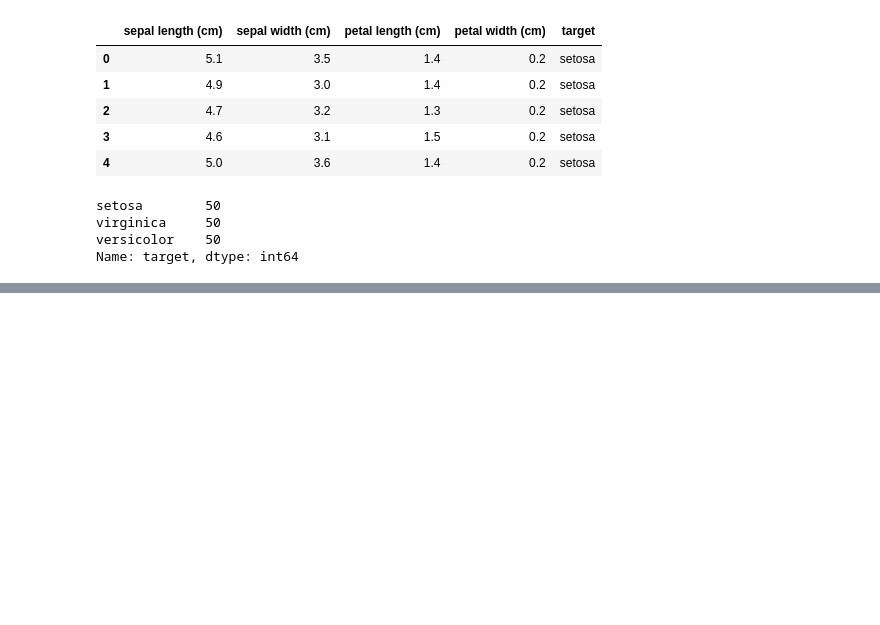
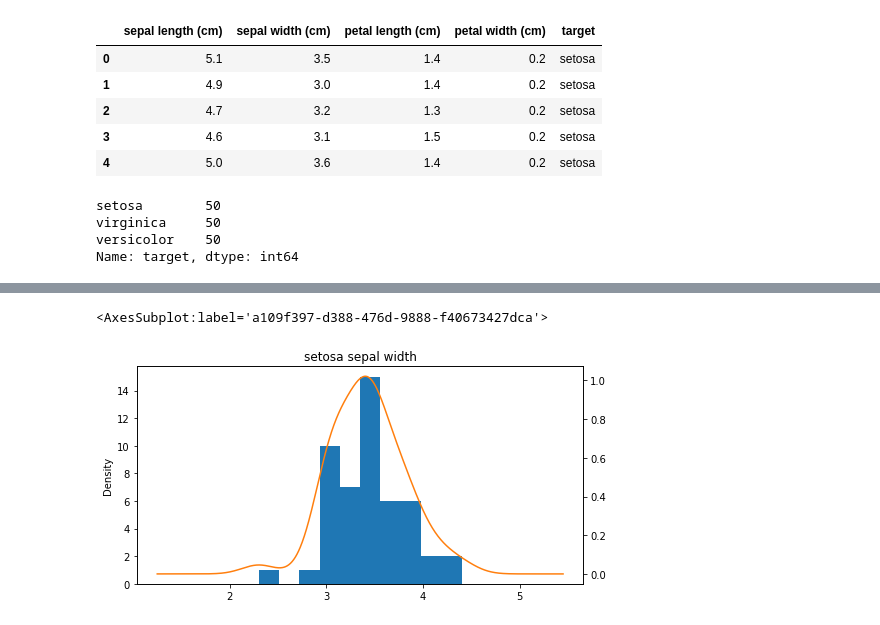
Before and after one commit to H43RO/ML-Algorithm-Practice, a Jupyter notebook: GaussianNaiveBayes.ipynb, the cells around one changed output, grey strips where cells are left out. Cells and saved outputs as stored; diff of their text form; code cells hidden in the pictures; blank space fills up the shorter version.

```diff
--- a/GaussianNaiveBayes.ipynb
+++ b/GaussianNaiveBayes.ipynb
@@ -97,0 +98,11 @@ virginica_df['sepal length (cm)'].plot(kind='kde',
+# %%
+# Sepal width 분포도 확인
+ax = setosa_df['sepal width (cm)'].plot(kind='hist')
+setosa_df['sepal width (cm)'].plot(kind='kde',
+                                    ax=ax,
+                                    secondary_y=True,
+                                    title="setosa sepal width",
+                                    figsize=(8, 4))
+# %% [output]
+<AxesSubplot:label='a109f397-d388-476d-9888-f40673427dca'>
+[figure, added]
```
Also changed, not shown: parts of 14 cells of this notebook.
